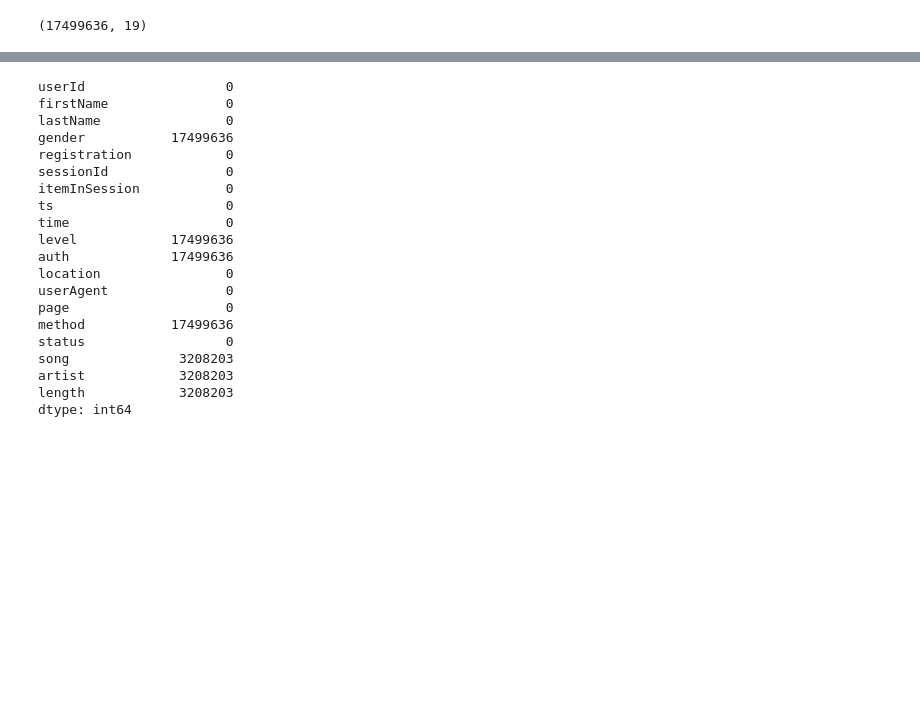
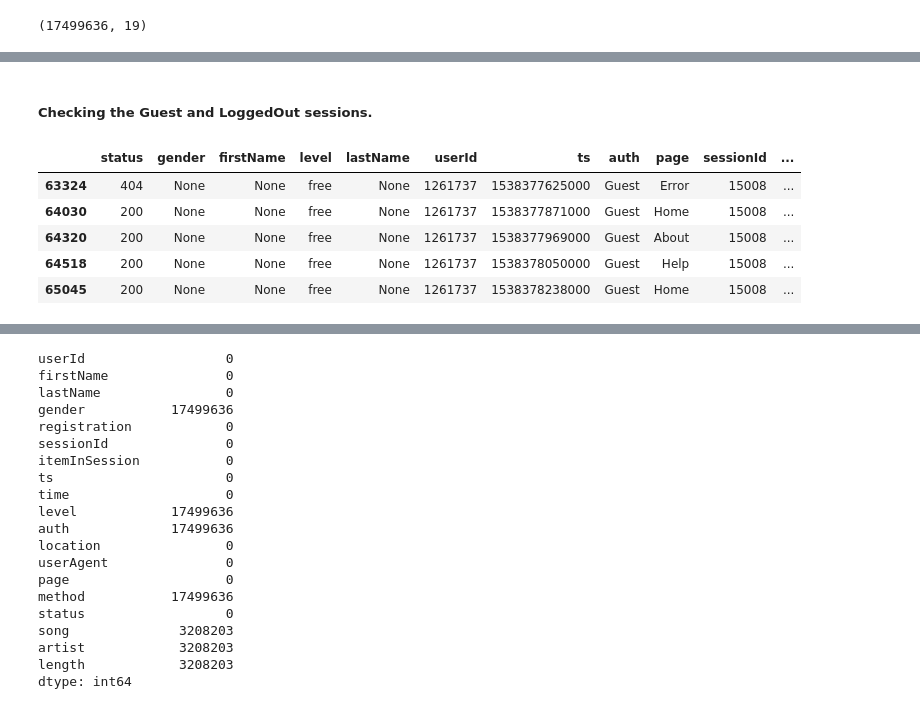
Before and after one commit to AndreeaPatarlageanu/DataScienceProject, a Jupyter notebook: EDA & Preprocessing.ipynb, the cells around one changed output, grey strips where cells are left out. Saved outputs shown, nothing was run; the diff lists cells and outputs as text; code cells hidden in the pictures; blank space fills up the shorter version.

```diff
--- a/EDA & Preprocessing.ipynb
+++ b/EDA & Preprocessing.ipynb
@@ -26,0 +125,12 @@ df.head(5)
+# %% [markdown]
+##### Checking the Guest and LoggedOut sessions.
+# %%
+guest_rows = df_test[df_test['auth'] == 'Guest']
+guest_rows.head()
+# %% [output]
+|  | status | gender | firstName | level | lastName | userId | ts | auth | page | sessionId | ... |
+| 63324 | 404 | None | None | free | None | 1261737 | 1538377625000 | Guest | Error | 15008 | ... |
+| 64030 | 200 | None | None | free | None | 1261737 | 1538377871000 | Guest | Home | 15008 | ... |
+| 64320 | 200 | None | None | free | None | 1261737 | 1538377969000 | Guest | About | 15008 | ... |
+| 64518 | 200 | None | None | free | None | 1261737 | 1538378050000 | Guest | Help | 15008 | ... |
+| 65045 | 200 | None | None | free | None | 1261737 | 1538378238000 | Guest | Home | 15008 | ... |
```
Also changed, not shown: parts of 81 cells of this notebook.
